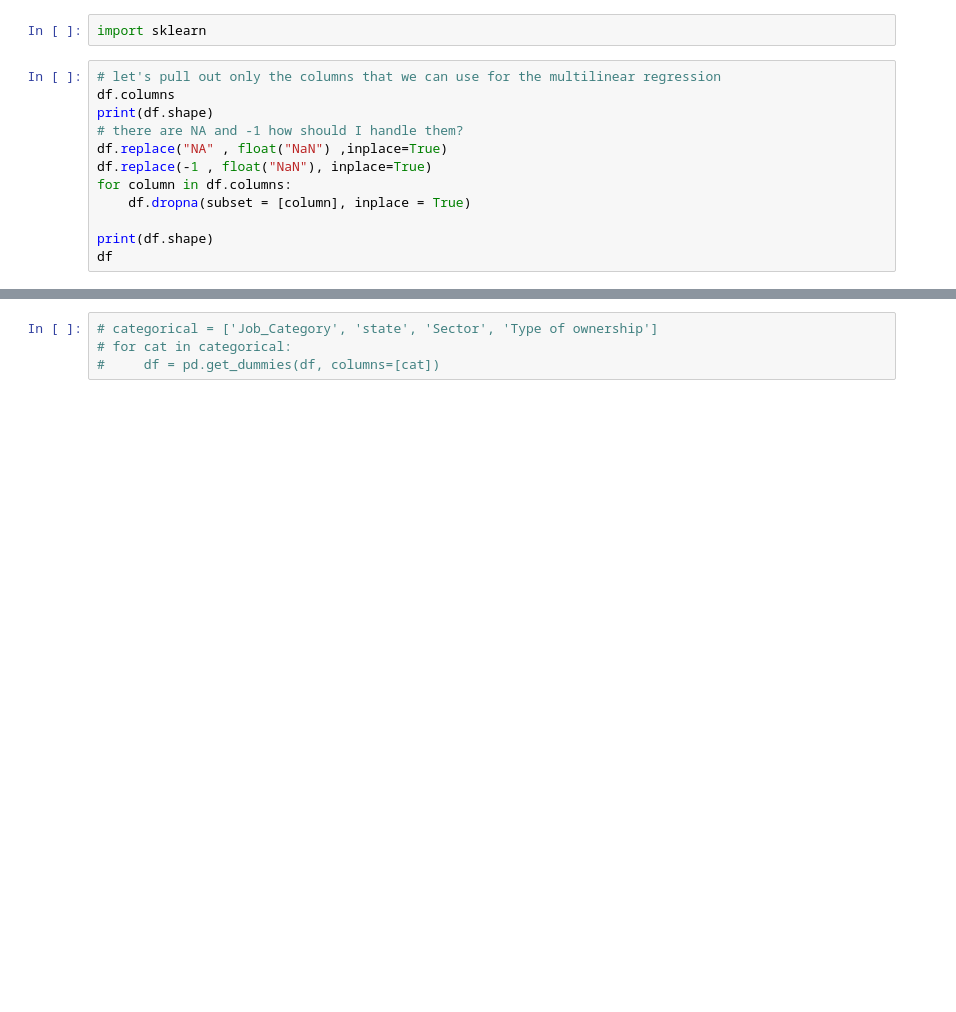
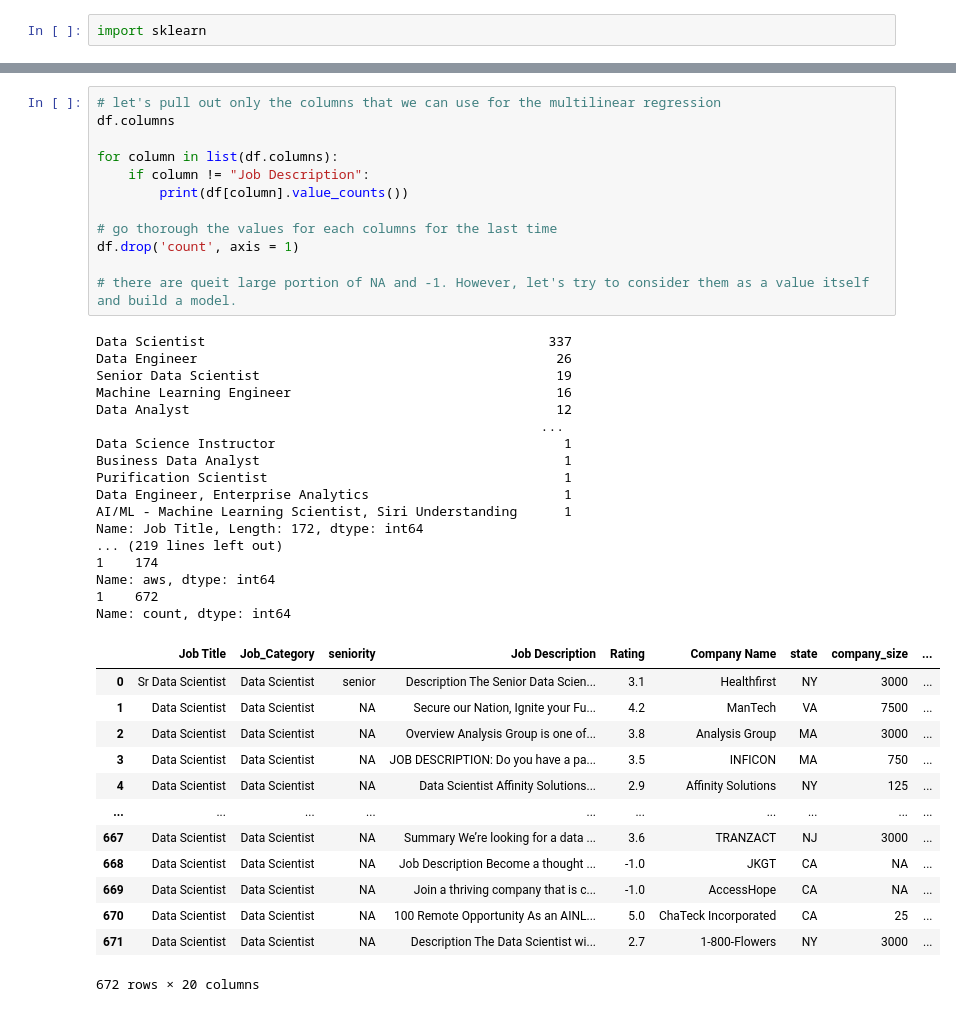
Before and after one commit to gihonglee/Job_Postings_Analysis, a Jupyter notebook: data_cleaning.ipynb, the cells around one changed output, grey strips where cells are left out. Saved outputs shown, nothing was run; the diff lists cells and outputs as text; blank space fills up the shorter version.

Commit message:
multilinear model imported

```diff
--- a/data_cleaning.ipynb
+++ b/data_cleaning.ipynb
@@ -294,15 +294,3 @@ See the caveats in the documentation: https://pandas.pydata.org/pandas-docs/stab
 ## Model Building
 # %%
 import sklearn
-# %%
-# let's pull out only the columns that we can use for the multilinear regression
-df.columns
-print(df.shape)
-# there are NA and -1 how should I handle them?
-df.replace("NA" , float("NaN") ,inplace=True)
-df.replace(-1 , float("NaN"), inplace=True)
-for column in df.columns:
-    df.dropna(subset = [column], inplace = True)
-
-print(df.shape)
-df
@@ -338,4 +297,43 @@ See the caveats in the documentation: https://pandas.pydata.org/pandas-docs/stab
-# %%
-# categorical = ['Job_Category', 'state', 'Sector', 'Type of ownership']
-# for cat in categorical:
-#     df = pd.get_dummies(df, columns=[cat])
+# %%
+# let's pull out only the columns that we can use for the multilinear regression
+df.columns
+
+for column in list(df.columns):
+    if column != "Job Description":
+        print(df[column].value_counts())
+
+# go thorough the values for each columns for the last time
+df.drop('count', axis = 1)
+
+# there are queit large portion of NA and -1. However, let's try to consider them as a value itself and build a model.
+# %% [output]
+Data Scientist                                            337
+Data Engineer                                              26
+Senior Data Scientist                                      19
+Machine Learning Engineer                                  16
+Data Analyst                                               12
+                                                         ...
+Data Science Instructor                                     1
+Business Data Analyst                                       1
+Purification Scientist                                      1
+Data Engineer, Enterprise Analytics                         1
+AI/ML - Machine Learning Scientist, Siri Understanding      1
+Name: Job Title, Length: 172, dtype: int64
+... (219 lines left out)
+1    174
+Name: aws, dtype: int64
+1    672
+Name: count, dtype: int64
+|  | Job Title | Job_Category | seniority | Job Description | Rating | Company Name | state | company_size | ... |
+| 0 | Sr Data Scientist | Data Scientist | senior | Description The Senior Data Scien... | 3.1 | Healthfirst | NY | 3000 | ... |
+| 1 | Data Scientist | Data Scientist | NA | Secure our Nation, Ignite your Fu... | 4.2 | ManTech | VA | 7500 | ... |
+| 2 | Data Scientist | Data Scientist | NA | Overview Analysis Group is one of... | 3.8 | Analysis Group | MA | 3000 | ... |
+| 3 | Data Scientist | Data Scientist | NA | JOB DESCRIPTION: Do you have a pa... | 3.5 | INFICON | MA | 750 | ... |
+| 4 | Data Scientist | Data Scientist | NA | Data Scientist Affinity Solutions... | 2.9 | Affinity Solutions | NY | 125 | ... |
+| ... | ... | ... | ... | ... | ... | ... | ... | ... | ... |
+| 667 | Data Scientist | Data Scientist | NA | Summary We’re looking for a data ... | 3.6 | TRANZACT | NJ | 3000 | ... |
+| 668 | Data Scientist | Data Scientist | NA | Job Description Become a thought ... | -1.0 | JKGT | CA | NA | ... |
+| 669 | Data Scientist | Data Scientist | NA | Join a thriving company that is c... | -1.0 | AccessHope | CA | NA | ... |
+| 670 | Data Scientist | Data Scientist | NA | 100 Remote Opportunity As an AINL... | 5.0 | ChaTeck Incorporated | CA | 25 | ... |
+| 671 | Data Scientist | Data Scientist | NA | Description The Data Scientist wi... | 2.7 | 1-800-Flowers | NY | 3000 | ... |
+672 rows × 20 columns
```
Also changed, not shown: parts of 9 cells of this notebook.
